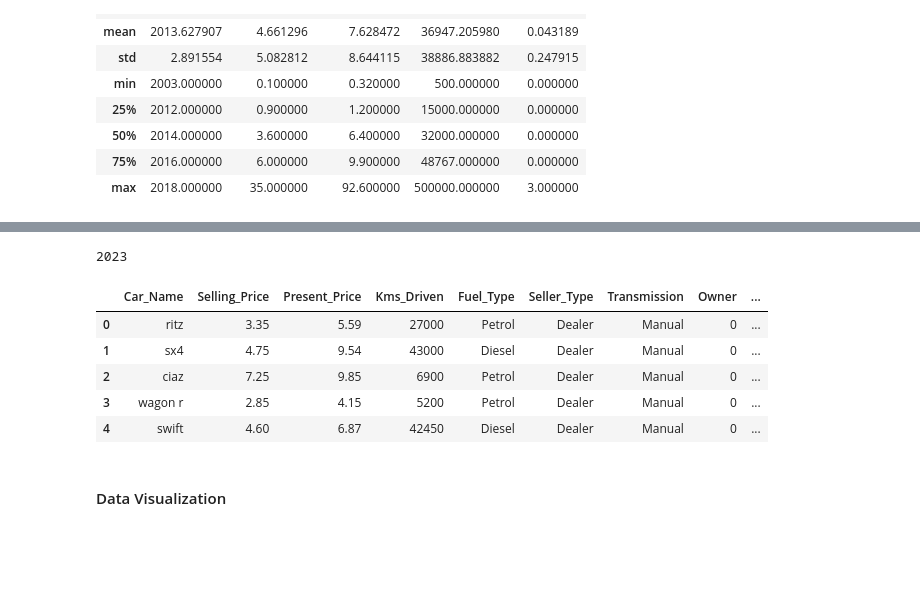
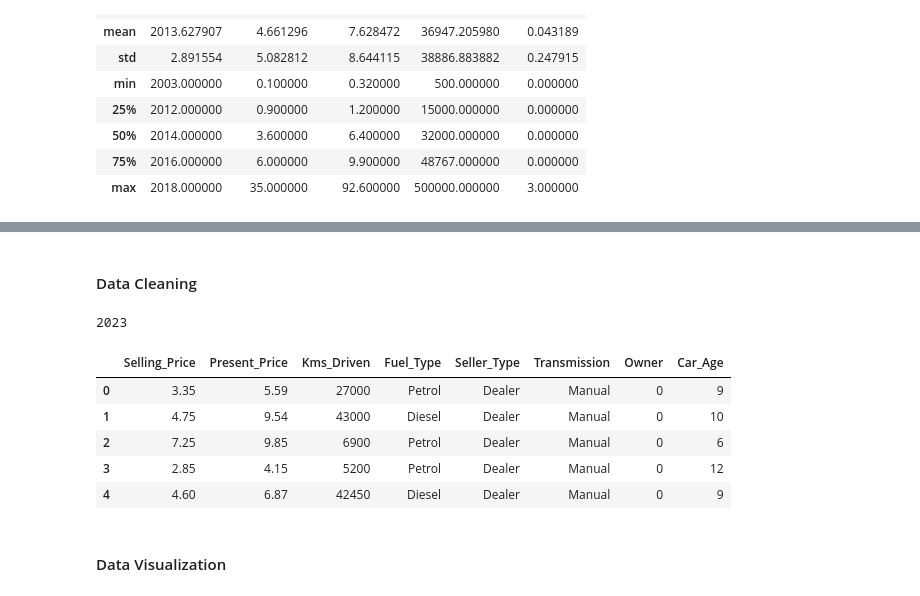
Before and after one commit to edidiongaligbe/Evaluation_Metrics, a Jupyter notebook: Regression.ipynb, the cells around one changed output, grey strips where cells are left out. Saved outputs shown, nothing was run; the diff lists cells and outputs as text; code cells hidden in the pictures; blank space fills up the shorter version.

Commit message:
Update Regression.ipynb
Data Visualization

```diff
--- a/Regression.ipynb
+++ b/Regression.ipynb
@@ -88 +109,3 @@ There are 98 different types of cars in the data.
+# %% [markdown]
+#### Data Cleaning
 # %%
@@ -93,17 +116,18 @@ print(currentYear)
 # %% [output]
 2023
 # %%
-#create a new column for the age of the cars
+#create a new column for the age of the cars, it will be more useful than the Year of the car.
 df['Car_Age'] = df.apply(lambda x: currentYear - x['Year'], axis = 1)
-#drop the 'Year' column
+#drop the 'Year' and 'Car_Name' column
 df.drop(['Year'], axis=1, inplace=True)
+df.drop(['Car_Name'], axis=1, inplace=True)
 df.head()
 # %% [output]
-|  | Car_Name | Selling_Price | Present_Price | Kms_Driven | Fuel_Type | Seller_Type | Transmission | Owner | ... |
-| 0 | ritz | 3.35 | 5.59 | 27000 | Petrol | Dealer | Manual | 0 | ... |
-| 1 | sx4 | 4.75 | 9.54 | 43000 | Diesel | Dealer | Manual | 0 | ... |
-| 2 | ciaz | 7.25 | 9.85 | 6900 | Petrol | Dealer | Manual | 0 | ... |
-| 3 | wagon r | 2.85 | 4.15 | 5200 | Petrol | Dealer | Manual | 0 | ... |
-| 4 | swift | 4.60 | 6.87 | 42450 | Diesel | Dealer | Manual | 0 | ... |
+|  | Selling_Price | Present_Price | Kms_Driven | Fuel_Type | Seller_Type | Transmission | Owner | Car_Age |
+| 0 | 3.35 | 5.59 | 27000 | Petrol | Dealer | Manual | 0 | 9 |
+| 1 | 4.75 | 9.54 | 43000 | Diesel | Dealer | Manual | 0 | 10 |
+| 2 | 7.25 | 9.85 | 6900 | Petrol | Dealer | Manual | 0 | 6 |
+| 3 | 2.85 | 4.15 | 5200 | Petrol | Dealer | Manual | 0 | 12 |
+| 4 | 4.60 | 6.87 | 42450 | Diesel | Dealer | Manual | 0 | 9 |
 # %% [markdown]
 #### Data Visualization
```
Also changed, not shown: parts of 6 cells of this notebook.
